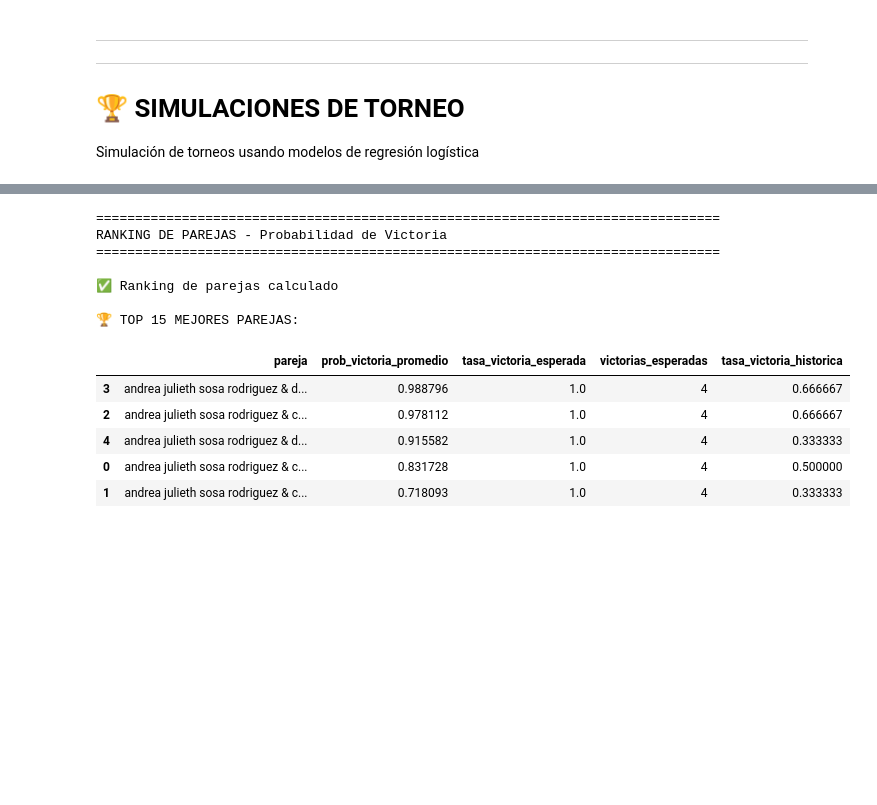
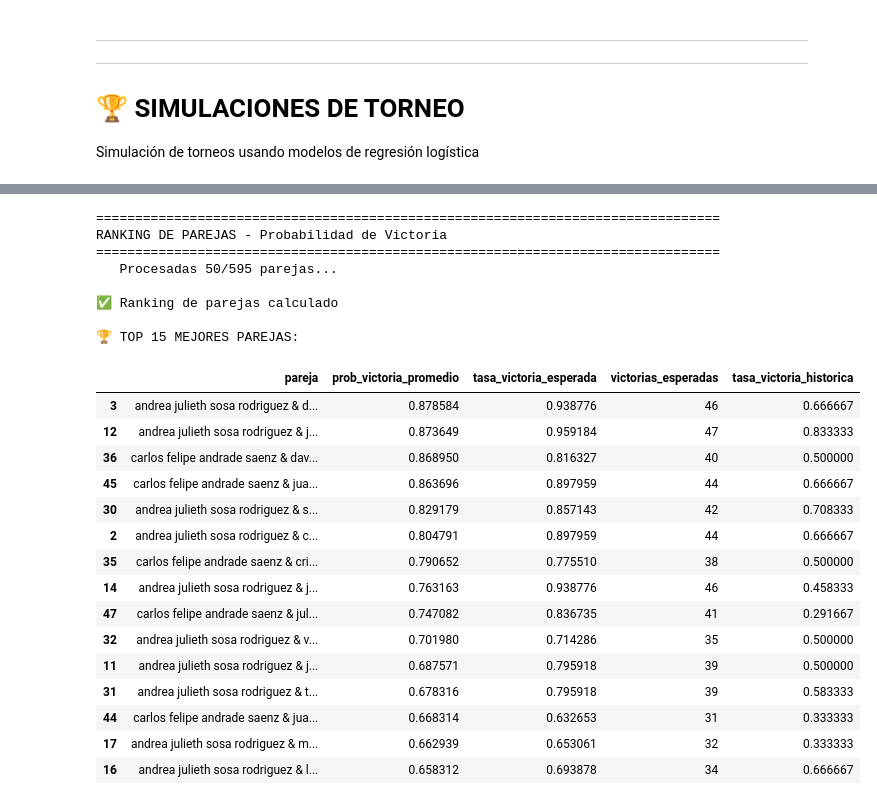
Before and after one commit to FerminEscalona/Paddle_Tournament_Predictor, a Jupyter notebook: miAnalisis.ipynb, the cells around one changed output, grey strips where cells are left out. Saved outputs shown, nothing was run; the diff lists cells and outputs as text; code cells hidden in the pictures; blank space fills up the shorter version.

```diff
--- a/miAnalisis.ipynb
+++ b/miAnalisis.ipynb
@@ -5177,24 +5207,7 @@ for pareja in todas_parejas:
         'edad_promedio_equipo': (stats1['EDAD'] + stats2['EDAD']) / 2,
         'estatura_promedio_equipo': (stats1['ESTATURA'] + stats2['ESTATURA']) / 2,
         'talla_promedio_equipo': (stats1['TALLA'] + stats2['TALLA']) / 2,
-        'tasa_victoria_historica': (stats1['gano_partido'] + stats2['gano_partido']) / 2,
-        # Agregar columnas faltantes con valores por defecto (0 o promedio según corresponda)
-        'velocidad_std_mps': 0,
-        'desplazamiento_std_m': 0,
-        'distancia_min_pelota_m': 0,
-        'distancia_media_red_m': 0,
-        'distancia_media_companero_m': 0,
-        'tiempo_promedio_desde_ultimo_golpe_s': 0,
-        'aceleracion_std_mps2': 0,
-        'duracion_total_s': 0,
-        'total_frames': 0,
-        'tiempo_zona_defensiva_s': 0,
-        'player_speed_mps_<lambda_0>': 0,
-        # Features diferenciales se inicializan en 0 (se calcularán en simulación)
-        'diff_golpes_vs_rival': 0,
-        'diff_distancia_pelota_vs_rival': 0,
-        'diff_pct_cerca_vs_rival': 0,
-        'diff_velocidad_vs_rival': 0
+        'tasa_victoria_historica': (stats1['gano_partido'] + stats2['gano_partido']) / 2
     }
 
     parejas_data.append(pareja_stats)
@@ -5522,7 +5305,6 @@ print("="*80)
 # Calcular la probabilidad promedio de victoria para cada pareja contra todas las demás
 resultados_parejas = []
 
-df_todas_parejas = df_todas_parejas.head(5)  # Limitar para pruebas rápidas
 
 for idx1, pareja1 in df_todas_parejas.iterrows():
     victorias_esperadas = 0
@@ -5541,49 +5323,56 @@ for idx1, pareja1 in df_todas_parejas.iterrows():
             n_partidos += 1
 
     prob_victoria_promedio = probabilidad_total / n_partidos if n_partidos > 0 else 0
     tasa_victoria_esperada = victorias_esperadas / n_partidos if n_partidos > 0 else 0
 
-    # Crear el resultado manteniendo TODAS las columnas originales
-    resultado = {
+    resultados_parejas.append({
         'pareja': pareja1['pareja_nombre'],
         'jugador1': pareja1['jugador1'],
         'jugador2': pareja1['jugador2'],
         'prob_victoria_promedio': prob_victoria_promedio,
         'tasa_victoria_esperada': tasa_victoria_esperada,
         'victorias_esperadas': victorias_esperadas,
-        'partidos_simulados': n_partidos
-    }
-
-    # Agregar TODAS las columnas originales de la pareja (features del modelo)
-    for col in pareja1.index:
-        if col not in resultado:
-            resultado[col] = pareja1[col]
-
-    resultados_parejas.append(resultado)
+        'partidos_simulados': n_partidos,
+        'velocidad_media': pareja1['velocidad_media_equipo_mps'],
+        'golpes_totales': pareja1['golpes_totales_equipo'],
+        'distancia_pelota': pareja1['distancia_media_pelota_equipo_m'],
+        'tasa_victoria_historica': pareja1['tasa_victoria_historica']
+    })
 
     if (idx1 + 1) % 50 == 0:
         print(f"   Procesadas {idx1 + 1}/{len(df_todas_parejas)} parejas...")
 
 df_ranking_parejas = pd.DataFrame(resultados_parejas).sort_values('prob_victoria_promedio', ascending=False)
 
 print(f"\n✅ Ranking de parejas calculado")
 print(f"\n🏆 TOP 15 MEJORES PAREJAS:")
 display(df_ranking_parejas[['pareja', 'prob_victoria_promedio', 'tasa_victoria_esperada',
                             'victorias_esperadas', 'tasa_victoria_historica']].head(15))
 # %% [output]
 ================================================================================
 RANKING DE PAREJAS - Probabilidad de Victoria
 ================================================================================
+   Procesadas 50/595 parejas...
 
 ✅ Ranking de parejas calculado
 
 🏆 TOP 15 MEJORES PAREJAS:
 |  | pareja | prob_victoria_promedio | tasa_victoria_esperada | victorias_esperadas | tasa_victoria_historica |
-| 3 | andrea julieth sosa rodriguez & d... | 0.988796 | 1.0 | 4 | 0.666667 |
-| 2 | andrea julieth sosa rodriguez & c... | 0.978112 | 1.0 | 4 | 0.666667 |
-| 4 | andrea julieth sosa rodriguez & d... | 0.915582 | 1.0 | 4 | 0.333333 |
-| 0 | andrea julieth sosa rodriguez & c... | 0.831728 | 1.0 | 4 | 0.500000 |
-| 1 | andrea julieth sosa rodriguez & c... | 0.718093 | 1.0 | 4 | 0.333333 |
+| 3 | andrea julieth sosa rodriguez & d... | 0.878584 | 0.938776 | 46 | 0.666667 |
+| 12 | andrea julieth sosa rodriguez & j... | 0.873649 | 0.959184 | 47 | 0.833333 |
+| 36 | carlos felipe andrade saenz & dav... | 0.868950 | 0.816327 | 40 | 0.500000 |
+| 45 | carlos felipe andrade saenz & jua... | 0.863696 | 0.897959 | 44 | 0.666667 |
+| 30 | andrea julieth sosa rodriguez & s... | 0.829179 | 0.857143 | 42 | 0.708333 |
+| 2 | andrea julieth sosa rodriguez & c... | 0.804791 | 0.897959 | 44 | 0.666667 |
+| 35 | carlos felipe andrade saenz & cri... | 0.790652 | 0.775510 | 38 | 0.500000 |
+| 14 | andrea julieth sosa rodriguez & j... | 0.763163 | 0.938776 | 46 | 0.458333 |
+| 47 | carlos felipe andrade saenz & jul... | 0.747082 | 0.836735 | 41 | 0.291667 |
+| 32 | andrea julieth sosa rodriguez & v... | 0.701980 | 0.714286 | 35 | 0.500000 |
+| 11 | andrea julieth sosa rodriguez & j... | 0.687571 | 0.795918 | 39 | 0.500000 |
+| 31 | andrea julieth sosa rodriguez & t... | 0.678316 | 0.795918 | 39 | 0.583333 |
+| 44 | carlos felipe andrade saenz & jua... | 0.668314 | 0.632653 | 31 | 0.333333 |
+| 17 | andrea julieth sosa rodriguez & m... | 0.662939 | 0.653061 | 32 | 0.333333 |
+| 16 | andrea julieth sosa rodriguez & l... | 0.658312 | 0.693878 | 34 | 0.666667 |
 # %%
 # Ranking de jugadores individuales basado en performance en parejas
 print("="*80)
```
Also changed, not shown: parts of 20 cells of this notebook.
